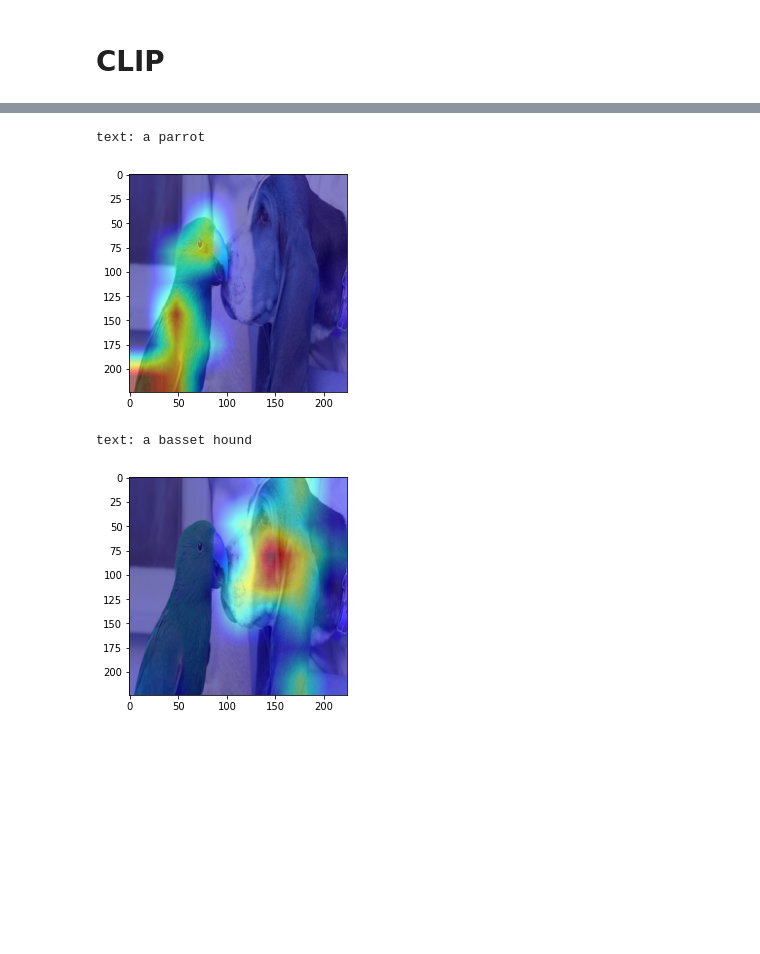
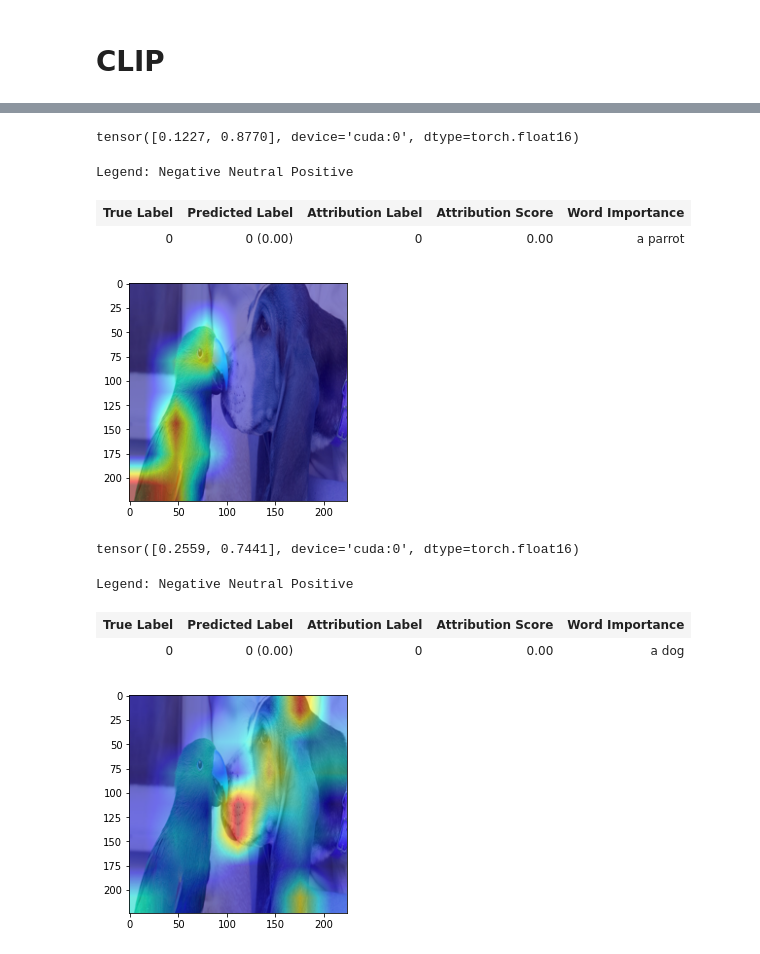
Before and after one commit to hila-chefer/Transformer-MM-Explainability, a Jupyter notebook: CLIP_explainability.ipynb, the cells around one changed output, grey strips where cells are left out. Drawn from its saved outputs; the diff is of its cells as text; code cells hidden in the pictures; blank space fills up the shorter version.

Commit message:
Added text explainability for CLIP

```diff
--- a/CLIP_explainability.ipynb
+++ b/CLIP_explainability.ipynb
@@ -193,10 +259,10 @@ img = preprocess(Image.open("CLIP/el4.png")).unsqueeze(0).to(device)
 texts = ['an elephant', 'a zebra']
 text = clip.tokenize(texts).to(device)
 
-R_image = interpret(model=model, image=img, texts=text, device=device)
+R_text, R_image = interpret(model=model, image=img, texts=text, device=device)
 batch_size = text.shape[0]
 for i in range(batch_size):
-  print(color.BOLD + color.PURPLE + color.UNDERLINE + 'text: ' + texts[i] + color.END)
+  show_heatmap_on_text(texts[i], text[i], R_text[i])
   show_image_relevance(R_image[i], img)
   plt.show()
 # %% [output]
@@ -209,10 +281,10 @@ img = preprocess(Image.open("CLIP/el1.png")).unsqueeze(0).to(device)
 texts = ['an elephant', 'a zebra']
 text = clip.tokenize(texts).to(device)
 
-R_image = interpret(model=model, image=img, texts=text, device=device)
+R_text, R_image = interpret(model=model, image=img, texts=text, device=device)
 batch_size = text.shape[0]
 for i in range(batch_size):
-  print(color.BOLD + color.PURPLE + color.UNDERLINE + 'text: ' + texts[i] + color.END)
+  show_heatmap_on_text(texts[i], text[i], R_text[i])
   show_image_relevance(R_image[i], img)
   plt.show()
 # %% [output]
@@ -225,10 +303,10 @@ img = preprocess(Image.open("CLIP/catdog.png")).unsqueeze(0).to(device)
 texts = ["a dog", "a cat"]
 text = clip.tokenize(texts).to(device)
 
-R_image = interpret(model=model, image=img, texts=text, device=device)
+R_text, R_image = interpret(model=model, image=img, texts=text, device=device)
 batch_size = text.shape[0]
 for i in range(batch_size):
-  print(color.BOLD + color.PURPLE + color.UNDERLINE + 'text: ' + texts[i] + color.END)
+  show_heatmap_on_text(texts[i], text[i], R_text[i])
   show_image_relevance(R_image[i], img)
   plt.show()
 # %% [output]
@@ -241,10 +325,10 @@ img = preprocess(Image.open("CLIP/dogcat2.png")).unsqueeze(0).to(device)
 texts = ["a labrador", "a tabby cat"]
 text = clip.tokenize(texts).to(device)
 
-R_image = interpret(model=model, image=img, texts=text, device=device)
+R_text, R_image = interpret(model=model, image=img, texts=text, device=device)
 batch_size = text.shape[0]
 for i in range(batch_size):
-  print(color.BOLD + color.PURPLE + color.UNDERLINE + 'text: ' + texts[i] + color.END)
+  show_heatmap_on_text(texts[i], text[i], R_text[i])
   show_image_relevance(R_image[i], img)
   plt.show()
 # %% [output]
@@ -254,20 +344,26 @@ text: a tabby cat
 [figure]
 # %%
 img = preprocess(Image.open("CLIP/dogbird.png")).unsqueeze(0).to(device)
-texts = ["a parrot", "a basset hound"]
+texts = ["a parrot", "a dog"]
 text = clip.tokenize(texts).to(device)
 
-R_image = interpret(model=model, image=img, texts=text, device=device)
+R_text, R_image = interpret(model=model, image=img, texts=text, device=device)
 batch_size = text.shape[0]
 for i in range(batch_size):
-  print(color.BOLD + color.PURPLE + color.UNDERLINE + 'text: ' + texts[i] + color.END)
+  show_heatmap_on_text(texts[i], text[i], R_text[i])
   show_image_relevance(R_image[i], img)
   plt.show()
 # %% [output]
-text: a parrot
+tensor([0.1227, 0.8770], device='cuda:0', dtype=torch.float16)
+Legend: Negative Neutral Positive
+| True Label | Predicted Label | Attribution Label | Attribution Score | Word Importance |
+| 0 | 0 (0.00) | 0 | 0.00 | a parrot |
 [figure]
-text: a basset hound
+tensor([0.2559, 0.7441], device='cuda:0', dtype=torch.float16)
+Legend: Negative Neutral Positive
+| True Label | Predicted Label | Attribution Label | Attribution Score | Word Importance |
+| 0 | 0 (0.00) | 0 | 0.00 | a dog |
-[figure, old version]
+[figure, new version]
 # %%
 img = preprocess(Image.open("CLIP/astronaut.png")).unsqueeze(0).to(device)
 texts = ["a portrait of an astronaut", "a rocket", "an astronaut suit"]
```
Also changed, not shown: parts of 15 cells of this notebook.
